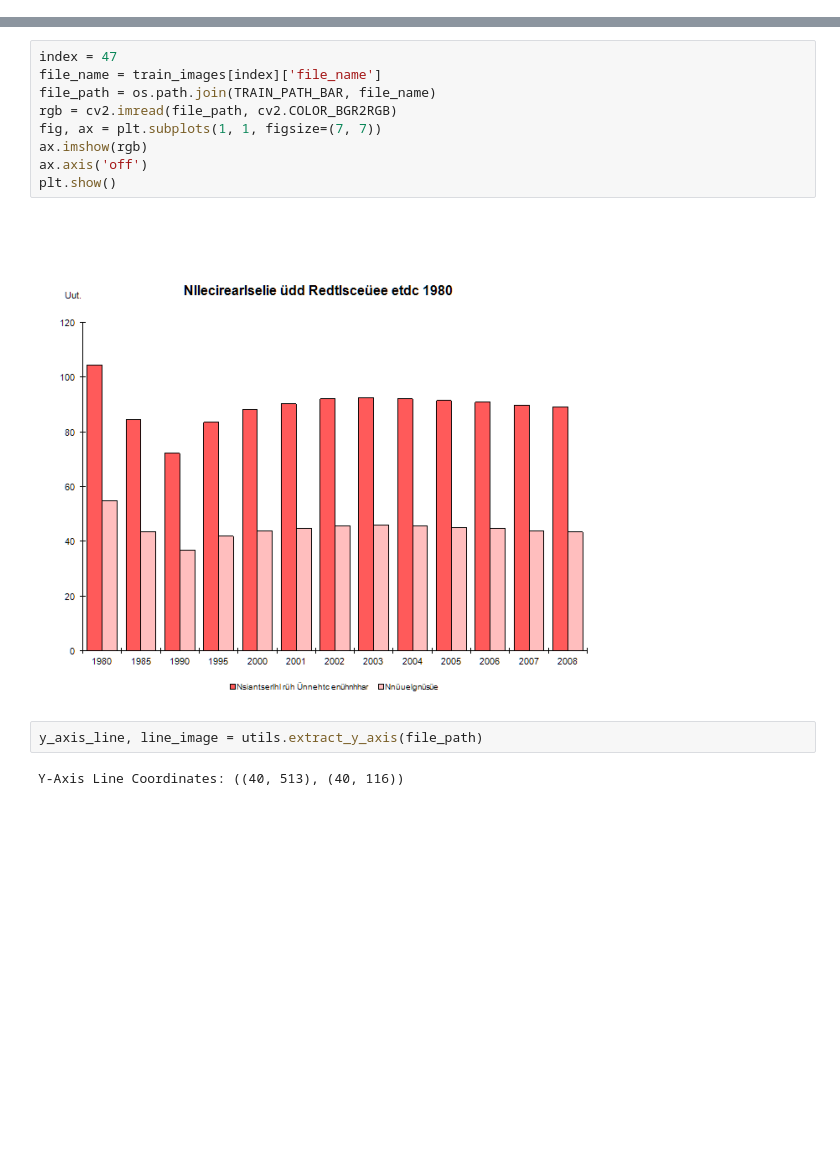
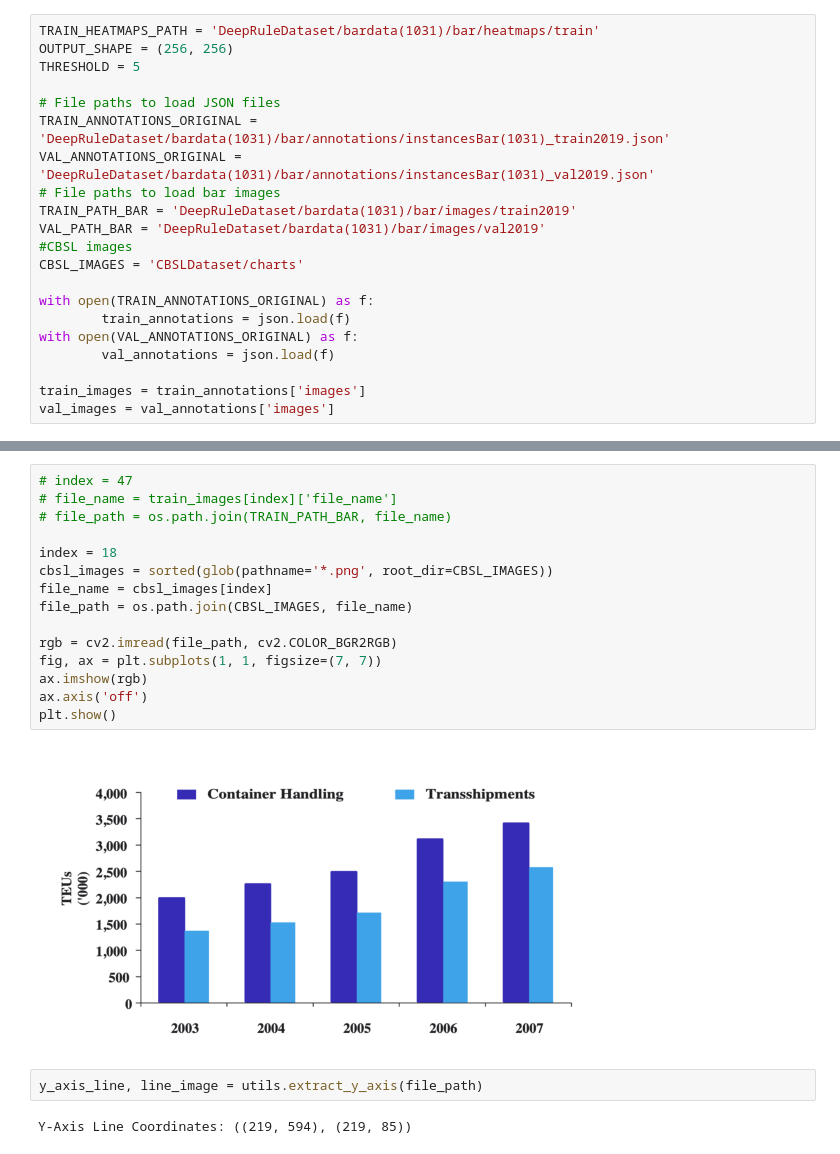
Before and after one commit to prashalruchiranga/Chart-Recognition, a Jupyter notebook: data range extraction.ipynb, the cells around one changed output, grey strips where cells are left out. Drawn from its saved outputs; the diff is of its cells as text; blank space fills up the shorter version.

```diff
--- a/data range extraction.ipynb
+++ b/data range extraction.ipynb
@@ -61,0 +14,21 @@ train_images[0:5]
+# %%
+TRAIN_HEATMAPS_PATH = 'DeepRuleDataset/bardata(1031)/bar/heatmaps/train'
+OUTPUT_SHAPE = (256, 256)
+THRESHOLD = 5
+
+# File paths to load JSON files
+TRAIN_ANNOTATIONS_ORIGINAL = 'DeepRuleDataset/bardata(1031)/bar/annotations/instancesBar(1031)_train2019.json'
+VAL_ANNOTATIONS_ORIGINAL = 'DeepRuleDataset/bardata(1031)/bar/annotations/instancesBar(1031)_val2019.json'
+# File paths to load bar images
+TRAIN_PATH_BAR = 'DeepRuleDataset/bardata(1031)/bar/images/train2019'
+VAL_PATH_BAR = 'DeepRuleDataset/bardata(1031)/bar/images/val2019'
+#CBSL images
+CBSL_IMAGES = 'CBSLDataset/charts'
+
+with open(TRAIN_ANNOTATIONS_ORIGINAL) as f:
+        train_annotations = json.load(f)
+with open(VAL_ANNOTATIONS_ORIGINAL) as f:
+        val_annotations = json.load(f)
+
+train_images = train_annotations['images']
+val_images = val_annotations['images']
@@ -62,18 +43,24 @@ train_images[0:5]
 # %%
-index = 47
-file_name = train_images[index]['file_name']
-file_path = os.path.join(TRAIN_PATH_BAR, file_name)
+# index = 47
+# file_name = train_images[index]['file_name']
+# file_path = os.path.join(TRAIN_PATH_BAR, file_name)
+
+index = 18
+cbsl_images = sorted(glob(pathname='*.png', root_dir=CBSL_IMAGES))
+file_name = cbsl_images[index]
+file_path = os.path.join(CBSL_IMAGES, file_name)
+
 rgb = cv2.imread(file_path, cv2.COLOR_BGR2RGB)
 fig, ax = plt.subplots(1, 1, figsize=(7, 7))
 ax.imshow(rgb)
 ax.axis('off')
 plt.show()
 # %% [output]
-[figure, old version]
+[figure, new version]
 # %%
 y_axis_line, line_image = utils.extract_y_axis(file_path)
 # %% [output]
-Y-Axis Line Coordinates: ((40, 513), (40, 116))
+Y-Axis Line Coordinates: ((219, 594), (219, 85))
 # %%
 # Display the image with detected lines
 plt.imshow(cv2.cvtColor(line_image, cv2.COLOR_BGR2RGB))
```
Also changed, not shown: parts of 18 cells of this notebook, 7 other files.
